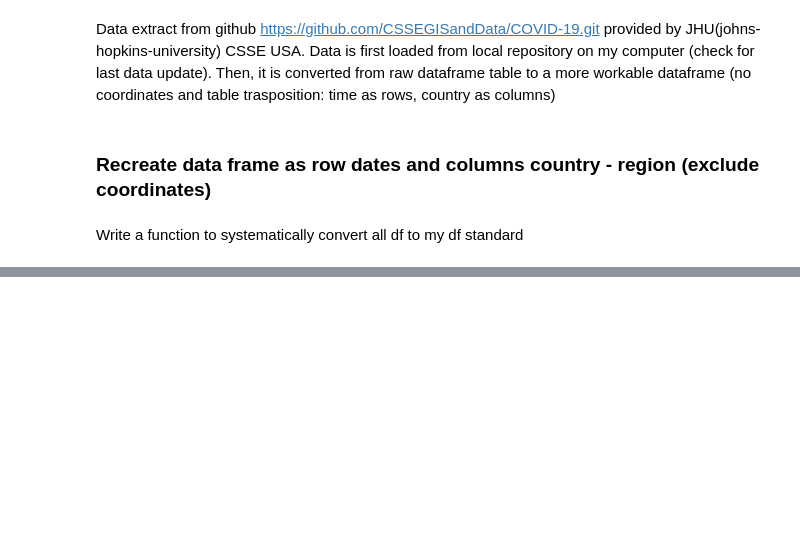
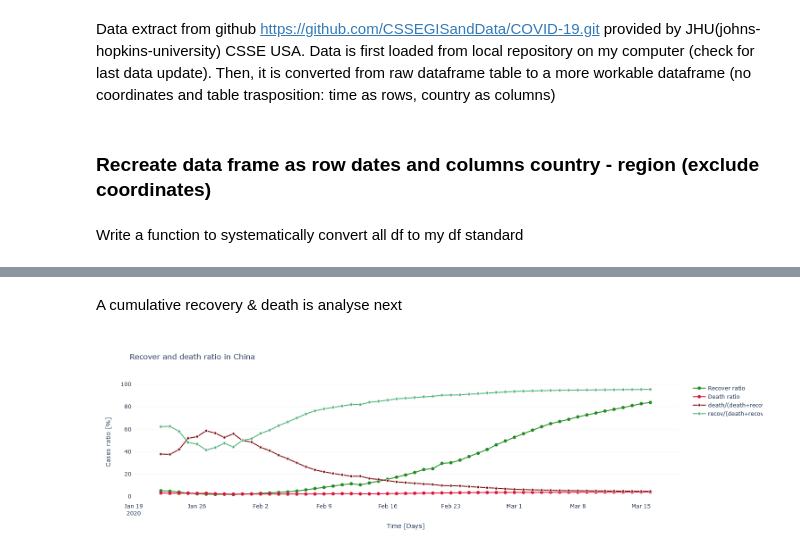
Before and after one commit to jsayri/analysis, a Jupyter notebook: COVID19_analysis/notebooks/China_analysis_COVID-19.ipynb, the cells around one changed output, grey strips where cells are left out. Drawn from its saved outputs; the diff is of its cells as text; code cells hidden in the pictures; blank space fills up the shorter version.

```diff
--- a/COVID19_analysis/France_analysis_COVID-19.ipynb
+++ b/COVID19_analysis/notebooks/China_analysis_COVID-19.ipynb
@@ -213,0 +211,56 @@ fig.update_yaxes(showgrid=True, gridwidth=.3, gridcolor='gainsboro')
+# %% [markdown]
+A cumulative recovery & death is analyse next
+# %%
+# calculate ratios as the division to the number of all cases (in percentage)
+rate_recov_d = all_recov_ch/all_cases_ch *100
+rate_death_d = all_death_ch/all_cases_ch *100
+# %%
+# display bar graphs with rates
+fig = go.Figure()
+fig.add_trace(
+    go.Scatter(
+        mode='lines+markers',
+        x=df_china.Date, y=rate_recov_d,
+        name='Recover ratio',
+        marker=dict(color='forestgreen',
+                    line=dict(color='forestgreen', width=1.5))
+))
+
+fig.add_trace(
+    go.Scatter(
+        mode='lines+markers',
+        x=df_china.Date, y=rate_death_d,
+        name='Death ratio',
+        marker=dict(color='crimson',
+                    line=dict(color='crimson', width=1.5))
+))
+
+# Ratio calculation using total as the sum of recover & death
+fig.add_trace(
+    go.Scatter(
+        mode='lines+markers',
+        x=df_china.Date, y=all_death_ch/(all_death_ch+all_recov_ch)*100,
+        name='death/(death+recov)',
+        marker=dict(color='maroon',
+                    line=dict(color='gainsboro', width=1.5))
+))
+
+fig.add_trace(
+    go.Scatter(
+        mode='lines+markers',
+        x=df_china.Date, y=all_recov_ch/(all_recov_ch+all_death_ch)*100,
+        name='recov/(death+recov)',
+        marker=dict(color='mediumseagreen',
+                    line=dict(color='gainsboro', width=1.5))
+))
+
+# update axes names and background
+fig.update_layout(
+    title = 'Recover and death ratio in China',
+    xaxis_title = 'Time [Days]',
+    yaxis_title = 'Cases ratio [%]',
+    plot_bgcolor='white')
+# change y axis grid options
+fig.update_yaxes(showgrid=True, gridwidth=.3, gridcolor='gainsboro')
+# %% [output]
+[figure, added]
```
Also changed, not shown: parts of 25 cells of this notebook, 24 other files.
